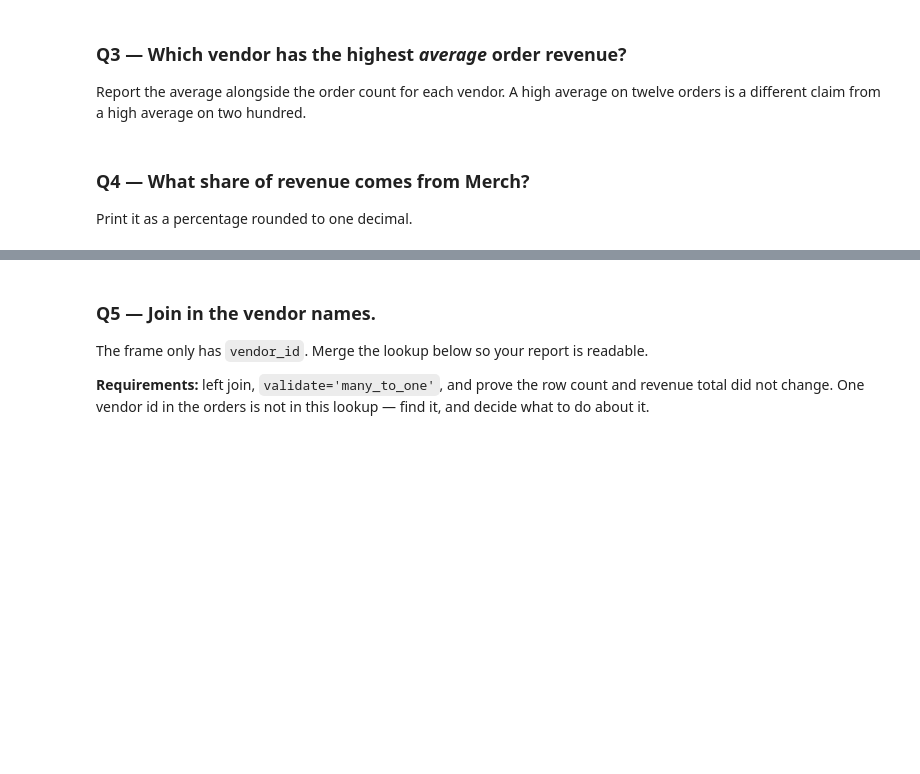
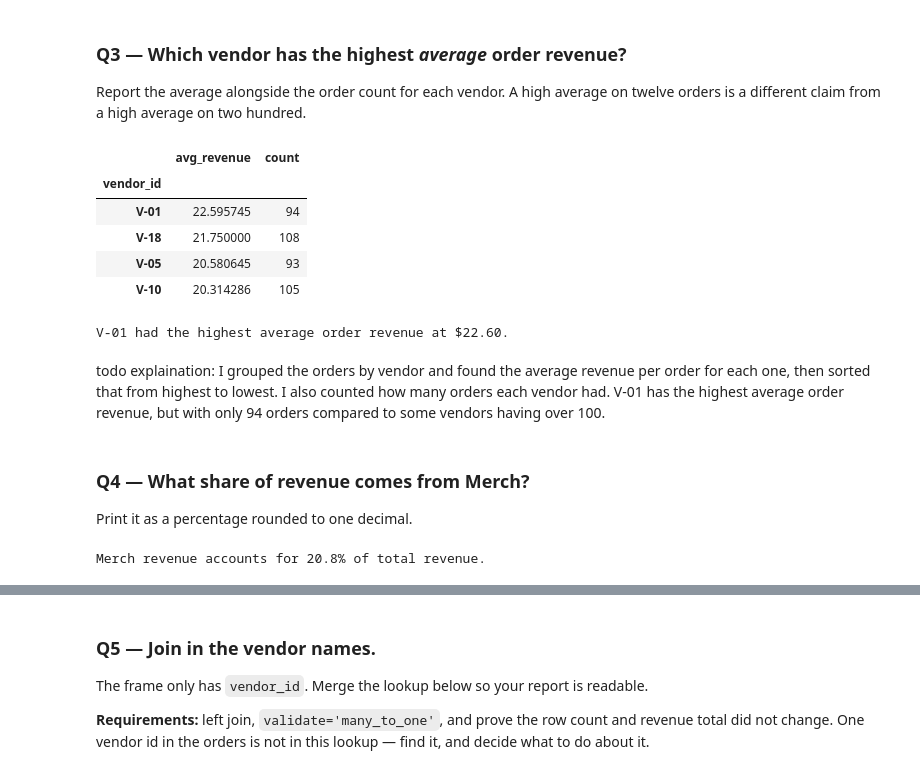
Before and after one commit to prabhnoor14/ds2002-fa26, a Jupyter notebook: notebooks/03-pandas-cleaning/2026_09_18_—_Pandas_Challenge_—_Lab.ipynb, the cells around one changed output, grey strips where cells are left out. Saved outputs shown, nothing was run; the diff lists cells and outputs as text; code cells hidden in the pictures; blank space fills up the shorter version.

```diff
--- a/notebooks/03-pandas-cleaning/2026_09_18_—_Pandas_Challenge_—_Lab.ipynb
+++ b/notebooks/03-pandas-cleaning/2026_09_18_—_Pandas_Challenge_—_Lab.ipynb
@@ -46,3 +79,28 @@ Report the average alongside the order count for each vendor. A high average on
+# %%
+# TODO
+avg = df.groupby('vendor_id')['revenue'].mean()
+avg = avg.rename('avg_revenue')
+avg = avg.sort_values(ascending=False)
+avg = avg.to_frame()
+
+avg['count'] = df.groupby('vendor_id')['revenue'].count()
+top_vendor = avg.index[0]
+top_avg_revenue = avg.iloc[0]['avg_revenue']
+
+avg
+# %% [output]
+|  | avg_revenue | count |
+| vendor_id |  |  |
+| V-01 | 22.595745 | 94 |
+| V-18 | 21.750000 | 108 |
+| V-05 | 20.580645 | 93 |
+| V-10 | 20.314286 | 105 |
+# %%
+print(f"{top_vendor} had the highest average order revenue at ${top_avg_revenue:.2f}.")
+# %% [output]
+V-01 had the highest average order revenue at $22.60.
+# %% [markdown]
+todo explaination: I grouped the orders by vendor and found the average revenue per order for each one, then sorted that from highest to lowest. I also counted how many orders each vendor had. V-01 has the highest average order revenue, but with only 94 orders compared to some vendors having over 100.
 # %% [markdown]
 ### Q4 — What share of revenue comes from Merch?
 
@@ -51,0 +108,7 @@ Print it as a percentage rounded to one decimal.
+# %%
+# TODO
+merch_revenue = df.loc[df['category'] == 'Merch', 'revenue'].sum()
+merch_share = (merch_revenue / total_revenue) * 100
+print(f"Merch revenue accounts for {merch_share:.1f}% of total revenue.")
+# %% [output]
+Merch revenue accounts for 20.8% of total revenue.
```
Also changed, not shown: parts of 21 cells of this notebook.
